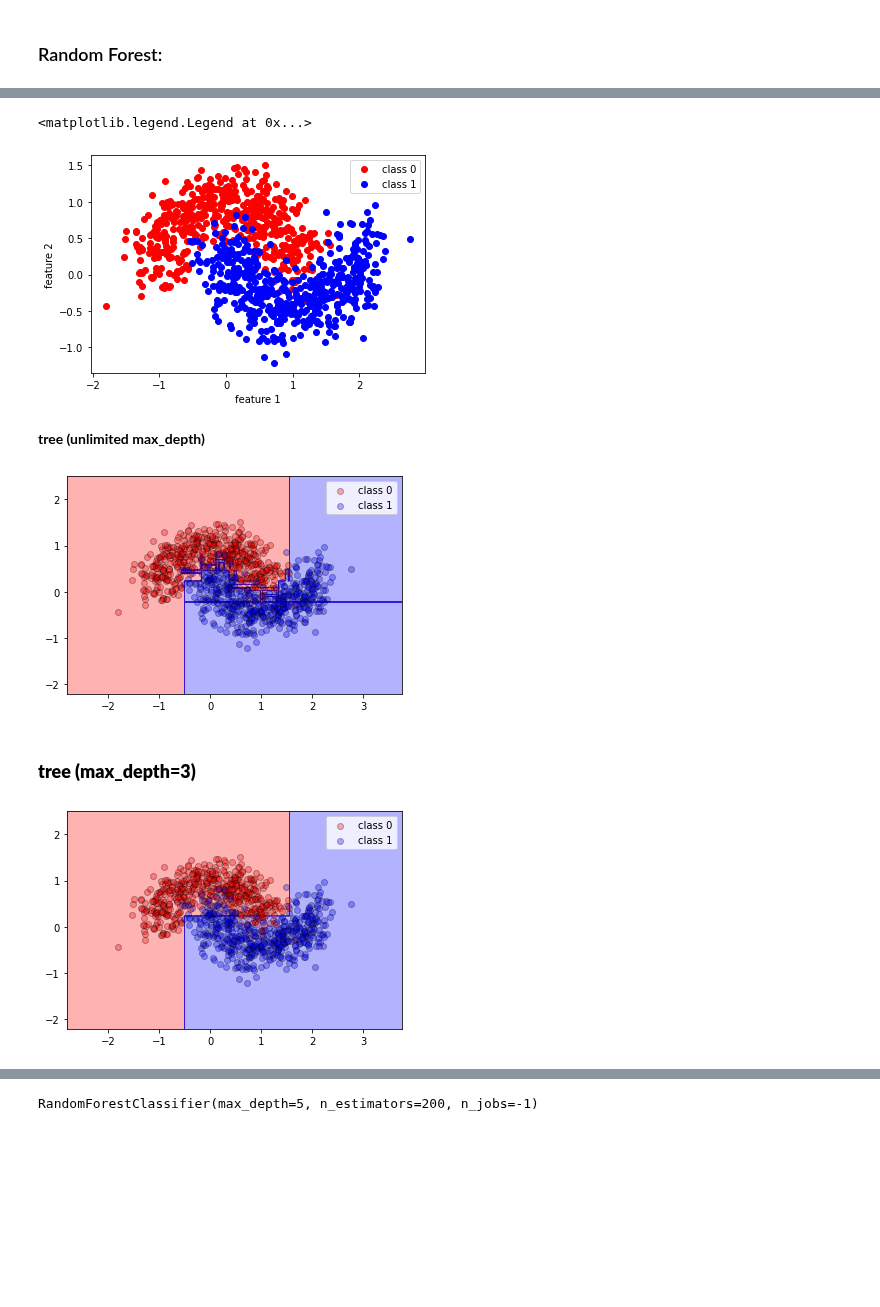
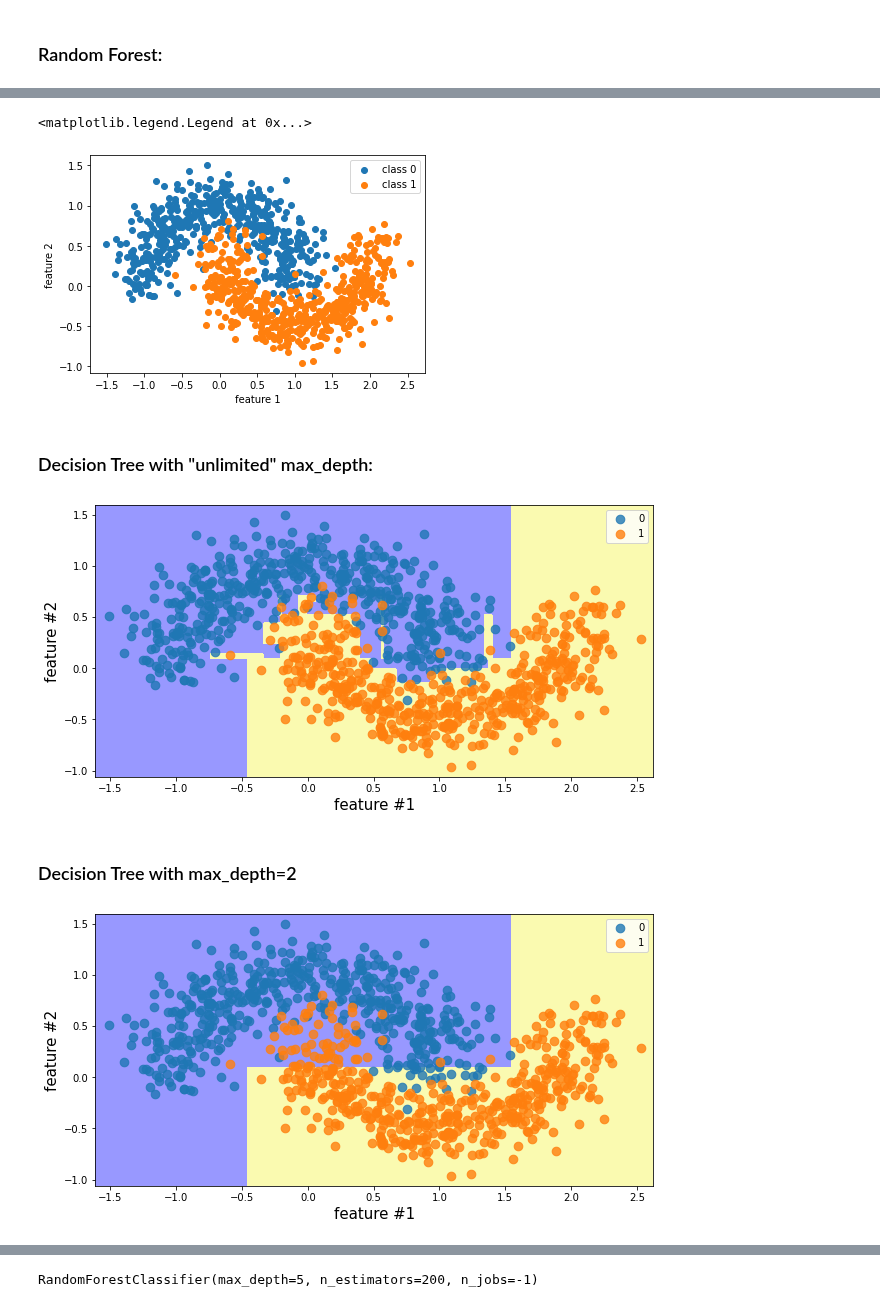
Before and after one commit to um-perez-alvaro/Data-Science-Practice, a Jupyter notebook: Jupyter Notebooks/Random Forests/notebooks/Random Forests.ipynb, the cells around one changed output, grey strips where cells are left out. Cells and saved outputs as stored; diff of their text form; code cells hidden in the pictures; blank space fills up the shorter version.

```diff
--- a/Jupyter Notebooks/Random Forests/notebooks/Random Forests.ipynb
+++ b/Jupyter Notebooks/Random Forests/notebooks/Random Forests.ipynb
@@ -163,33 +190,33 @@ plot_decision_regions(X, y, forest_clf)
 # %%
 from sklearn.datasets import make_moons
-X,y = make_moons(n_samples=1000, noise=0.25)
+X,y = make_moons(n_samples=1000, noise=0.2)
 # %%
 # plot the dataset: inner cirlce (class 1) + outer circle (class 0)
-plt.plot(X[y==0,0],X[y==0,1],'ro', label='class 0')
-plt.plot(X[y==1,0],X[y==1,1],'bo',label='class 1')
+plt.scatter(X[y==0,0],X[y==0,1], label='class 0')
+plt.scatter(X[y==1,0],X[y==1,1], label='class 1')
 plt.xlabel('feature 1')
 plt.ylabel('feature 2')
 plt.legend()
 # %% [output]
 <matplotlib.legend.Legend at 0x...>
-[figure, old version]
+[figure, new version]
 # %%
 from sklearn.model_selection import train_test_split
 X_train,X_test,y_train,y_test = train_test_split(X,y)
 # %% [markdown]
-**tree (unlimited max_depth)**
+### Decision Tree with "unlimited" max_depth:
 # %%
 tree_clf = DecisionTreeClassifier()
 tree_clf.fit(X_train,y_train)
-plot_decision_regions(X, y, tree_clf)
+draw_classification_regions(X, y, tree_clf)
 # %% [output]
-[figure, old version]
+[figure, new version]
-# %% [markdown]
-### **tree (max_depth=3)**
+# %% [markdown]
+### Decision Tree with max_depth=2
 # %%
-tree_clf = DecisionTreeClassifier(max_depth=3)
+tree_clf = DecisionTreeClassifier(max_depth=2)
 tree_clf.fit(X_train,y_train)
-plot_decision_regions(X, y, tree_clf)
+draw_classification_regions(X, y, tree_clf)
 # %% [output]
-[figure, old version]
+[figure, new version]
 # %% [markdown]
```
Also changed, not shown: parts of 46 cells of this notebook, 3 other files.
